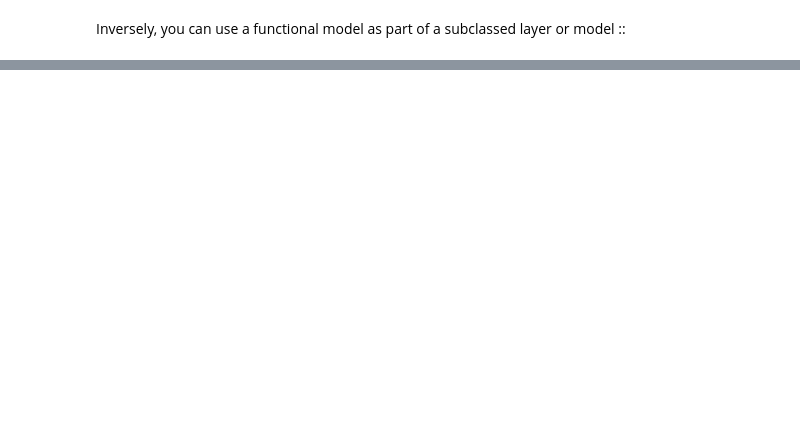
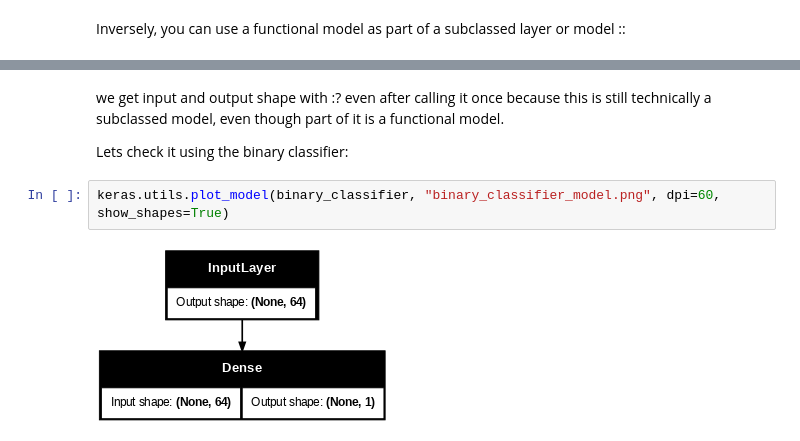
Before and after one commit to Mainasaid/deep-learning-with-python-practice, a Jupyter notebook: Testing.ipynb, the cells around one changed output, grey strips where cells are left out. Cells and saved outputs as stored; diff of their text form; blank space fills up the shorter version.

```diff
--- a/Testing.ipynb
+++ b/Testing.ipynb
@@ -408,0 +422,8 @@ model = Mymodel()
+# %% [markdown]
+we get input and output shape with :? even after calling it once because this is still technically a subclassed model, even though part of it is a functional model.
+
+Lets check it using the binary classifier:
+# %%
+keras.utils.plot_model(binary_classifier, "binary_classifier_model.png", dpi=60, show_shapes=True)
+# %% [output]
+[figure, added]
```
Also changed, not shown: parts of 26 cells of this notebook.
